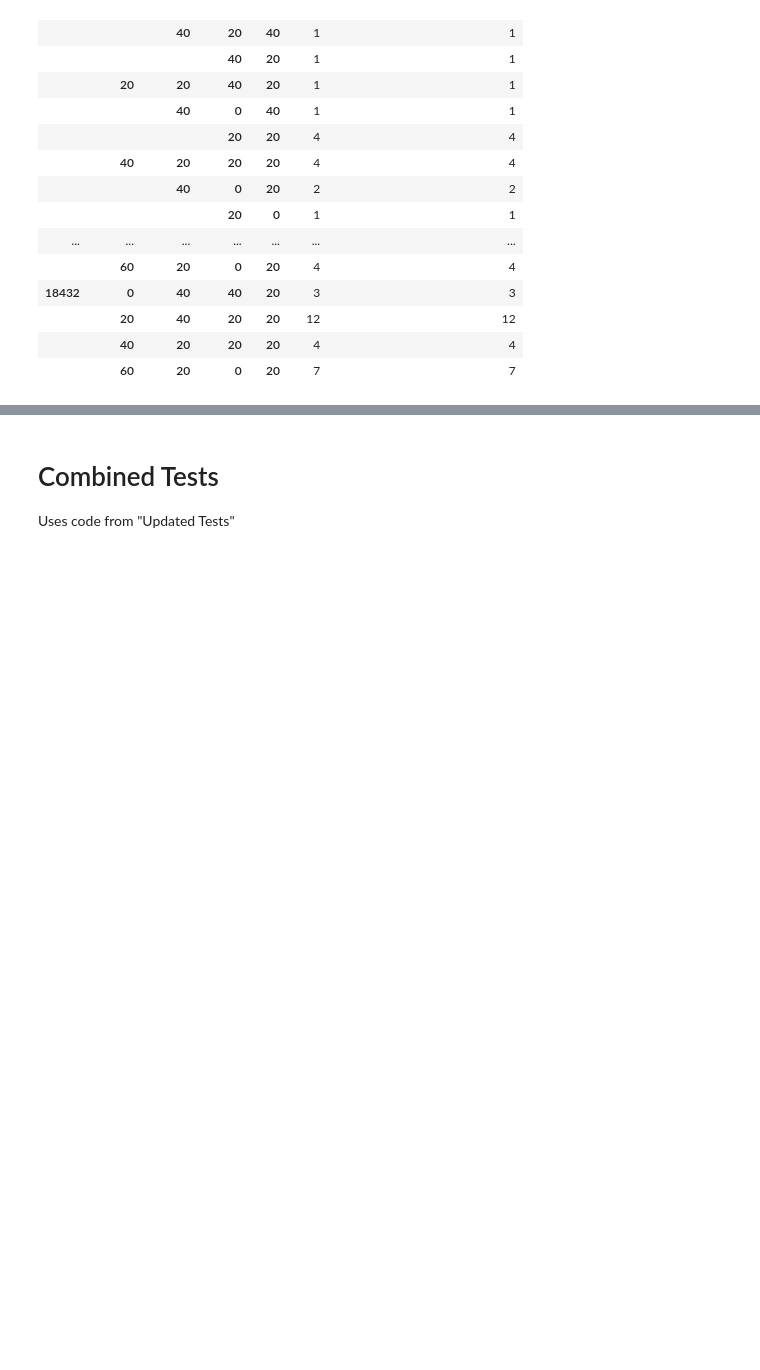
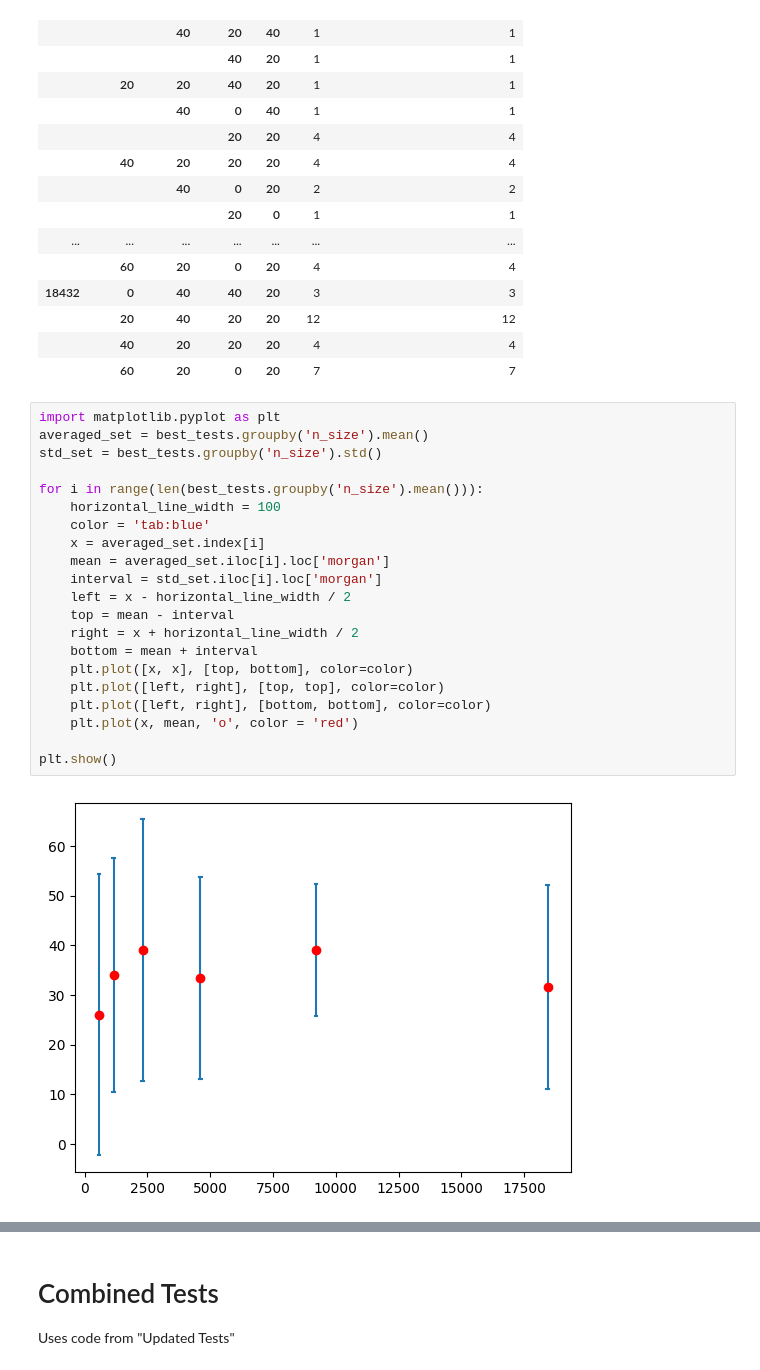
Before and after one commit to patlewig/genra-hybrid, a Jupyter notebook: notebooks/10-ajl-fingerprint_analysis.ipynb, the cells around one changed output, grey strips where cells are left out. Cells and saved outputs as stored; diff of their text form; blank space fills up the shorter version.

```diff
--- a/notebooks/10-ajl-fingerprint_analysis.ipynb
+++ b/notebooks/10-ajl-fingerprint_analysis.ipynb
@@ -725,3 +740,26 @@ best_tests.groupby(['n_size','morgan', 'toxprint', 'torsion', 'aims']).count().t
 |  | 20 | 40 | 20 | 20 | 12 | 12 |
 |  | 40 | 20 | 20 | 20 | 4 | 4 |
 |  | 60 | 20 | 0 | 20 | 7 | 7 |
+# %%
+import matplotlib.pyplot as plt
+averaged_set = best_tests.groupby('n_size').mean()
+std_set = best_tests.groupby('n_size').std()
+
+for i in range(len(best_tests.groupby('n_size').mean())):
+    horizontal_line_width = 100
+    color = 'tab:blue'
+    x = averaged_set.index[i]
+    mean = averaged_set.iloc[i].loc['morgan']
+    interval = std_set.iloc[i].loc['morgan']
+    left = x - horizontal_line_width / 2
+    top = mean - interval
+    right = x + horizontal_line_width / 2
+    bottom = mean + interval
+    plt.plot([x, x], [top, bottom], color=color)
+    plt.plot([left, right], [top, top], color=color)
+    plt.plot([left, right], [bottom, bottom], color=color)
+    plt.plot(x, mean, 'o', color = 'red')
+
+plt.show()
+# %% [output]
+[figure, added]
```
Also changed, not shown: parts of 22 cells of this notebook, 2 other files.
